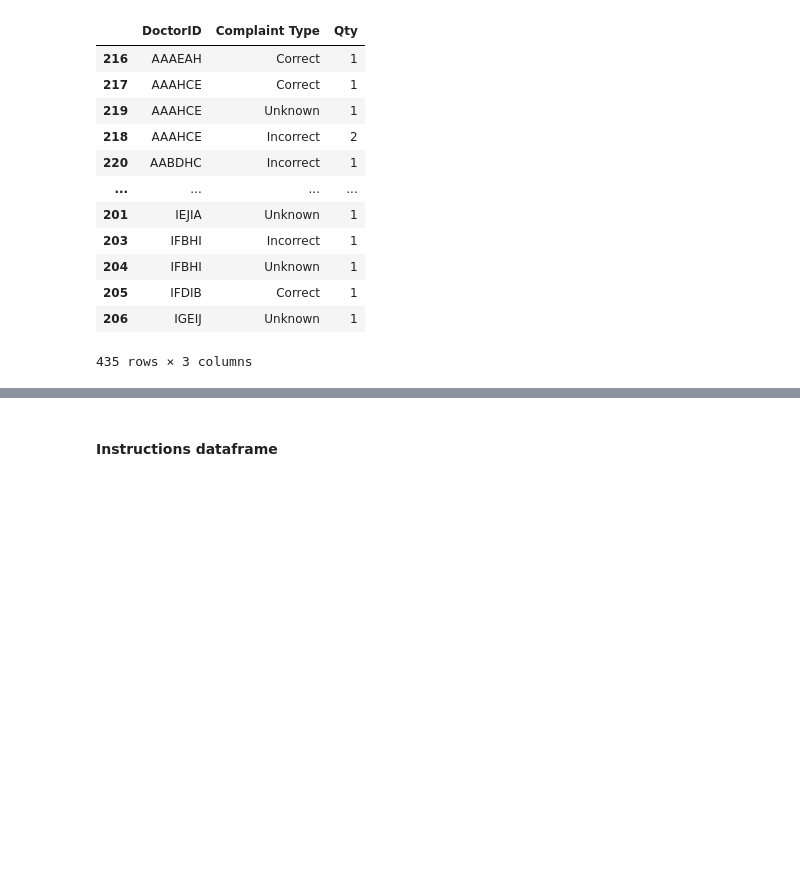
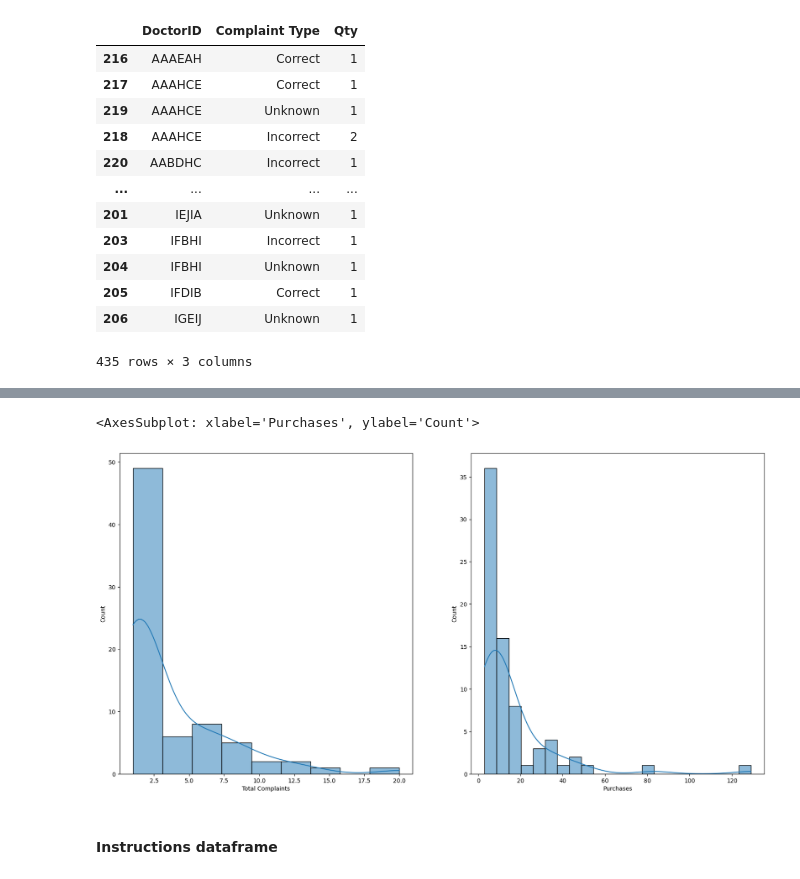
Before and after one commit to KBrandt57/COGS_118B_Project, a Jupyter notebook: project_notebook.ipynb, the cells around one changed output, grey strips where cells are left out. Cells and saved outputs as stored; diff of their text form; code cells hidden in the pictures; blank space fills up the shorter version.

```diff
--- a/project_notebook.ipynb
+++ b/project_notebook.ipynb
@@ -382,0 +385,19 @@ complaints[complaints['DoctorID'] == 'AAEIEG']
+# %%
+#Get total complaints for each doctor
+doc_IDs = list(doc_IDs)
+comp_per_doc = pd.DataFrame(doc_IDs)
+comp_per_doc.columns = ['DoctorID']
+comp_per_doc['Total Complaints'] = 0
+
+for ID in doc_IDs:
+    # print(ID)
+    temp_df = complaints[complaints['DoctorID'] == ID]
+    # print(temp_df)
+    total_comp = temp_df['Qty'].sum()
+    # print(total_comp)
+    index = comp_per_doc.index[comp_per_doc['DoctorID'] == ID].tolist()[0]
+    # print(index)
+    comp_per_doc.iloc[index, 1] = total_comp
+
+
+comp_per_doc
@@ -382,0 +418,7 @@ complaints[complaints['DoctorID'] == 'AAEIEG']
+# %%
+#Merging with the total purchases per doctor for visualization
+comp_plus_purch = comp_per_doc.merge(doctors, how = 'inner', on = 'DoctorID')
+comp_plus_purch = comp_plus_purch[['DoctorID', 'Total Complaints', 'Purchases']]
+comp_plus_purch
+
+comp_plus_purch.describe()
@@ -383,3 +435,10 @@ complaints[complaints['DoctorID'] == 'AAEIEG']
+# %%
+f4, axs = plt.subplots(1, 2, figsize = (20, 10))
+sns.histplot(data = comp_plus_purch, x = 'Total Complaints', kde = True, ax = axs[0])
+sns.histplot(data = comp_plus_purch, x = 'Purchases', kde = True, ax = axs[1])
+# %% [output]
+<AxesSubplot: xlabel='Purchases', ylabel='Count'>
+[figure, added]
 # %%
 # complaints.groupby(complaints['DoctorID'], group_keys = True).GroupBy
 # %% [markdown]
```
Also changed, not shown: parts of 4 cells of this notebook.
